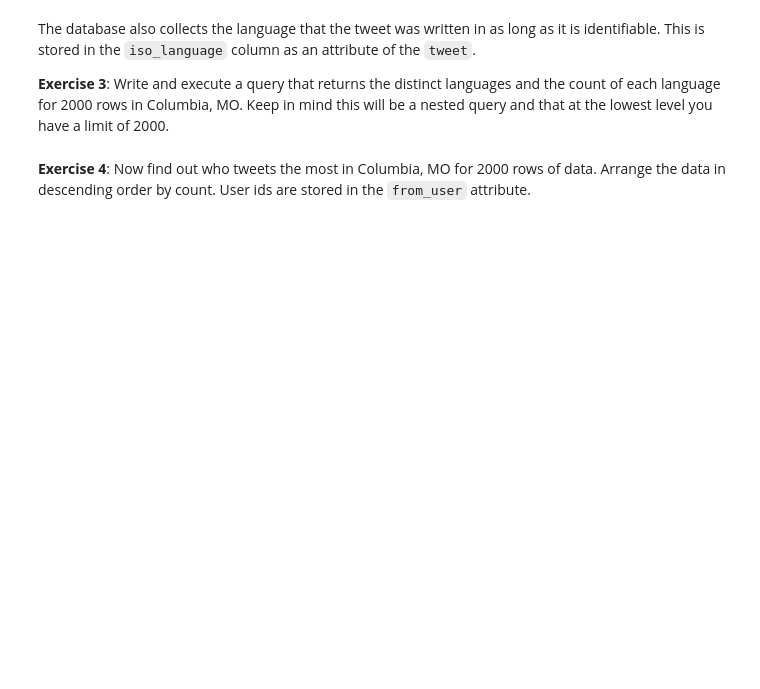
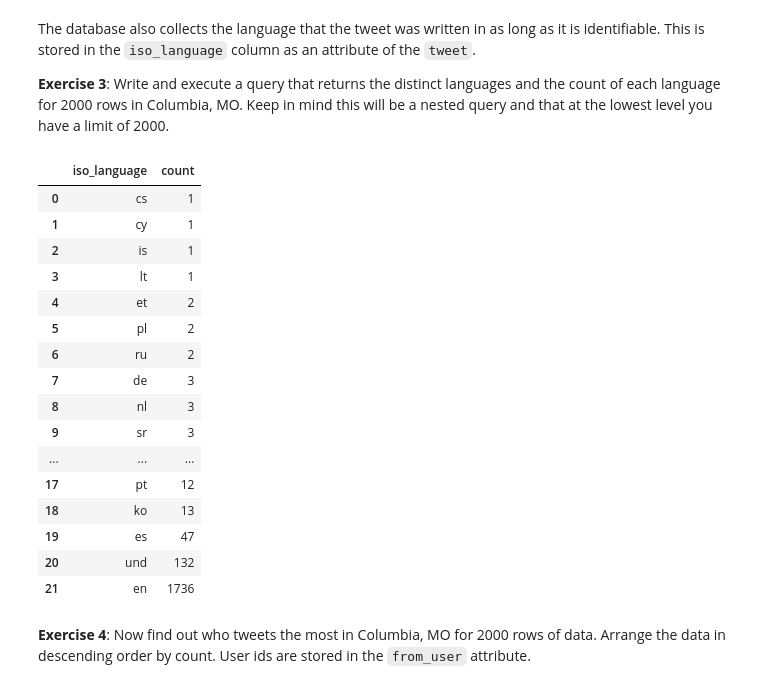
Before and after one commit to may96cc/f21dsa7010, a Jupyter notebook: modules/module4/exercises/sql_exercise.ipynb, the cells around one changed output. Cells and saved outputs as stored; diff of their text form; code cells hidden in the pictures; blank space fills up the shorter version.

```diff
--- a/modules/module4/exercises/sql_exercise.ipynb
+++ b/modules/module4/exercises/sql_exercise.ipynb
@@ -57,2 +116,35 @@ The database also collects the language that the tweet was written in as long as
+# %%
+# Code for Exercise 3 goes here
+# ------------
+
+statement = """
+SELECT DISTINCT iso_language, COUNT(*)
+FROM(
+    SELECT iso_language
+    FROM twitter.tweet
+    LIMIT 2000) AS T3
+GROUP BY iso_language
+ORDER BY count;
+"""
+
+pd.read_sql_query(statement,conn)
+# %% [output]
+|  | iso_language | count |
+| 0 | cs | 1 |
+| 1 | cy | 1 |
+| 2 | is | 1 |
+| 3 | lt | 1 |
+| 4 | et | 2 |
+| 5 | pl | 2 |
+| 6 | ru | 2 |
+| 7 | de | 3 |
+| 8 | nl | 3 |
+| 9 | sr | 3 |
+| ... | ... | ... |
+| 17 | pt | 12 |
+| 18 | ko | 13 |
+| 19 | es | 47 |
+| 20 | und | 132 |
+| 21 | en | 1736 |
 # %% [markdown]
 **Exercise 4**: Now find out who tweets the most in Columbia, MO for 2000 rows of data. Arrange the data in descending order by count. User ids are stored in the `from_user` attribute.
```
Also changed, not shown: parts of 8 cells of this notebook.
